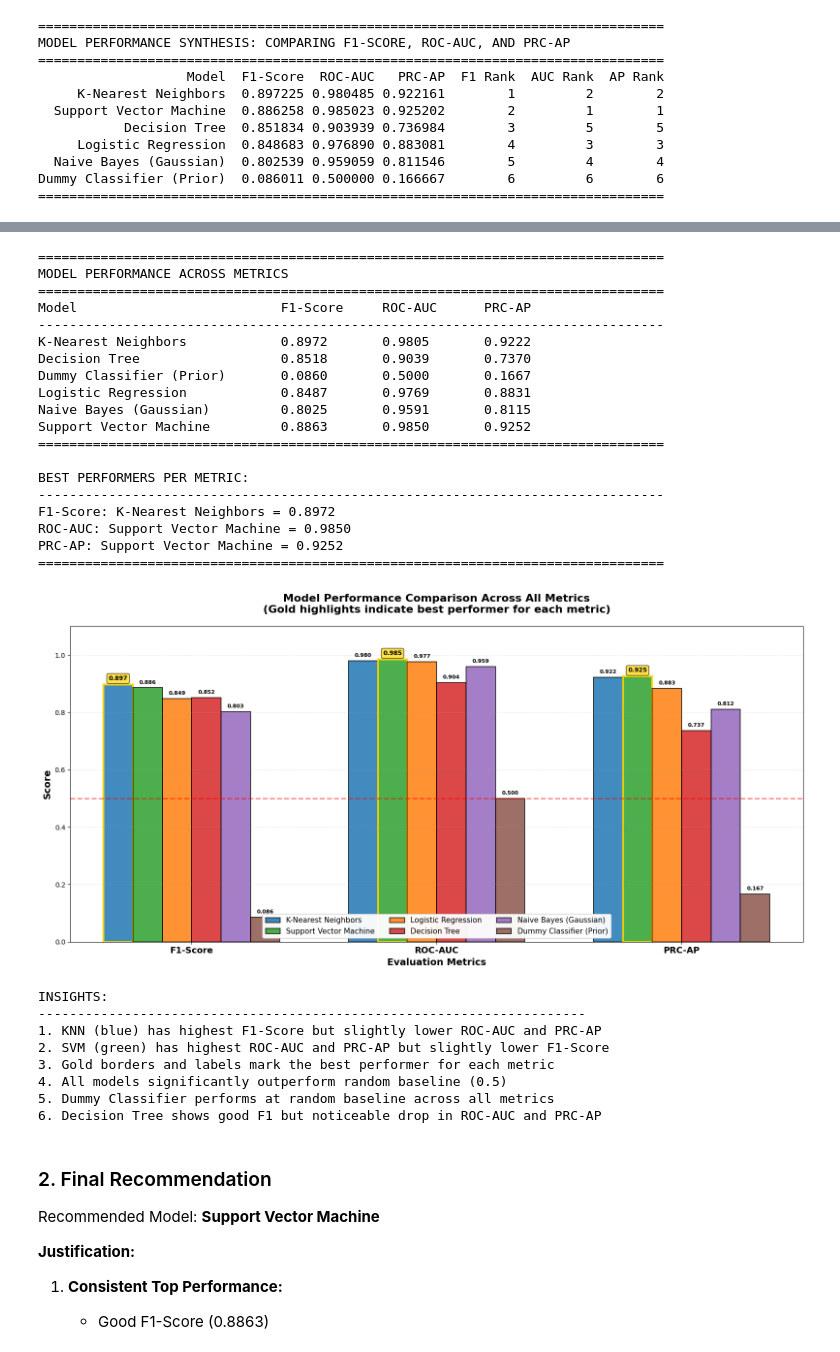
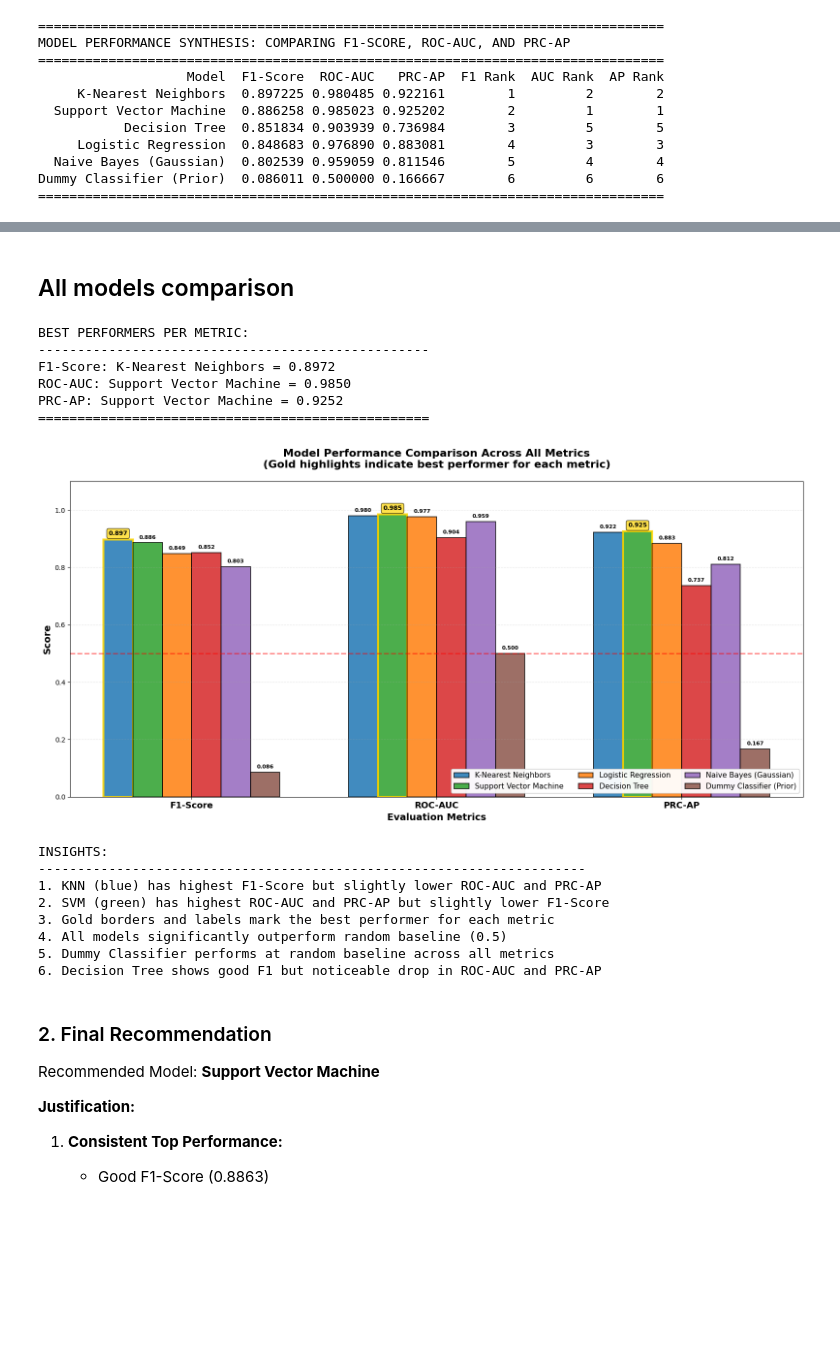
Before and after one commit to ha-rish-23/assignment-7-ha-rish-23, a Jupyter notebook: solution.ipynb, the cells around one changed output, grey strips where cells are left out. Drawn from its saved outputs; the diff is of its cells as text; code cells hidden in the pictures; blank space fills up the shorter version.

```diff
--- a/solution.ipynb
+++ b/solution.ipynb
@@ -950,8 +968,9 @@ No, the rankings do not perfectly align across all three metrics. Key observatio
 - Models with similar ROC-AUC can have different PRC-AP values
 - PRC is more sensitive to class imbalance and minority class performance
 - A model can have excellent overall discrimination (high AUC) but struggle with precision when recall is high
+# %% [markdown]
+## All models comparison
 # %%
-# Create grouped bar chart comparing models across different metrics
 import matplotlib.pyplot as plt
 
 # Prepare data - get metrics for each model
@@ -965,15 +984,6 @@ for model_name in models.keys():
     roc_auc = comparison_df[comparison_df['Model'] == model_name]['ROC-AUC'].values[0]
     prc_ap = comparison_df[comparison_df['Model'] == model_name]['PRC-AP'].values[0]
     model_metrics[model_name] = [f1, roc_auc, prc_ap]
-
-print("="*80)
-print("MODEL PERFORMANCE ACROSS METRICS")
-print("="*80)
-print(f"{'Model':<30} {'F1-Score':<12} {'ROC-AUC':<12} {'PRC-AP':<12}")
-print("-"*80)
-for model_name, metrics in model_metrics.items():
-    print(f"{model_name:<30} {metrics[0]:<12.4f} {metrics[1]:<12.4f} {metrics[2]:<12.4f}")
-print("="*80)
 
 # Find maximum value for each metric
 max_values = []
@@ -989,10 +999,10 @@ for metric_idx in range(n_metrics):
             break
 
 print("\nBEST PERFORMERS PER METRIC:")
-print("-" * 80)
+print("-" * 50)
 for i, metric in enumerate(metric_labels):
     print(f"{metric}: {max_models[i]} = {max_values[i]:.4f}")
-print("="*80)
+print("="*50)
 
 # Create grouped bar chart
 fig, ax = plt.subplots(figsize=(16, 8))
@@ -1047,50 +1057,37 @@ for idx, (model_name, color) in enumerate(model_colors.items()):
 # Customize the chart
 ax.set_xlabel('Evaluation Metrics', fontsize=14, fontweight='bold')
 ax.set_ylabel('Score', fontsize=14, fontweight='bold')
 ax.set_title('Model Performance Comparison Across All Metrics\n(Gold highlights indicate best performer for each metric)',
              fontsize=16, fontweight='bold', pad=20)
 ax.set_xticks(x)
 ax.set_xticklabels(metric_labels, fontsize=13, fontweight='bold')
 ax.set_ylim([0, 1.10])  # Increased to accommodate labels
-ax.legend(handles=legend_handles, loc='lower center', fontsize=11, ncol=3, framealpha=0.95)
+ax.legend(handles=legend_handles, loc='lower right', fontsize=11, ncol=3, framealpha=0.95)
 ax.grid(axis='y', alpha=0.3, linestyle='--')
 
 # Add a horizontal line at 0.5 (random baseline)
 ax.axhline(y=0.5, color='red', linestyle='--', linewidth=2, alpha=0.5)
 
 plt.tight_layout()
 plt.show()
 
 # Print insights
 print("\nINSIGHTS:")
 print("-" * 70)
 print("1. KNN (blue) has highest F1-Score but slightly lower ROC-AUC and PRC-AP")
 print("2. SVM (green) has highest ROC-AUC and PRC-AP but slightly lower F1-Score")
 print("3. Gold borders and labels mark the best performer for each metric")
 print("4. All models significantly outperform random baseline (0.5)")
 print("5. Dummy Classifier performs at random baseline across all metrics")
 print("6. Decision Tree shows good F1 but noticeable drop in ROC-AUC and PRC-AP")
 # %% [output]
-================================================================================
-MODEL PERFORMANCE ACROSS METRICS
-================================================================================
-Model                          F1-Score     ROC-AUC      PRC-AP
---------------------------------------------------------------------------------
-K-Nearest Neighbors            0.8972       0.9805       0.9222
-Decision Tree                  0.8518       0.9039       0.7370
-Dummy Classifier (Prior)       0.0860       0.5000       0.1667
-Logistic Regression            0.8487       0.9769       0.8831
-Naive Bayes (Gaussian)         0.8025       0.9591       0.8115
-Support Vector Machine         0.8863       0.9850       0.9252
-================================================================================
-
 BEST PERFORMERS PER METRIC:
---------------------------------------------------------------------------------
+--------------------------------------------------
 F1-Score: K-Nearest Neighbors = 0.8972
 ROC-AUC: Support Vector Machine = 0.9850
 PRC-AP: Support Vector Machine = 0.9252
-================================================================================
+==================================================
-[figure, old version]
+[figure, new version]
 INSIGHTS:
 ----------------------------------------------------------------------
 1. KNN (blue) has highest F1-Score but slightly lower ROC-AUC and PRC-AP
```
Also changed, not shown: parts of 6 cells of this notebook.
